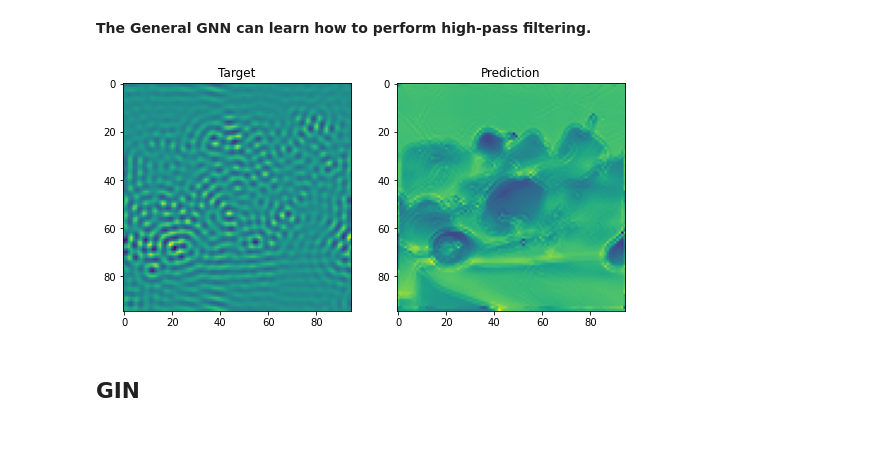
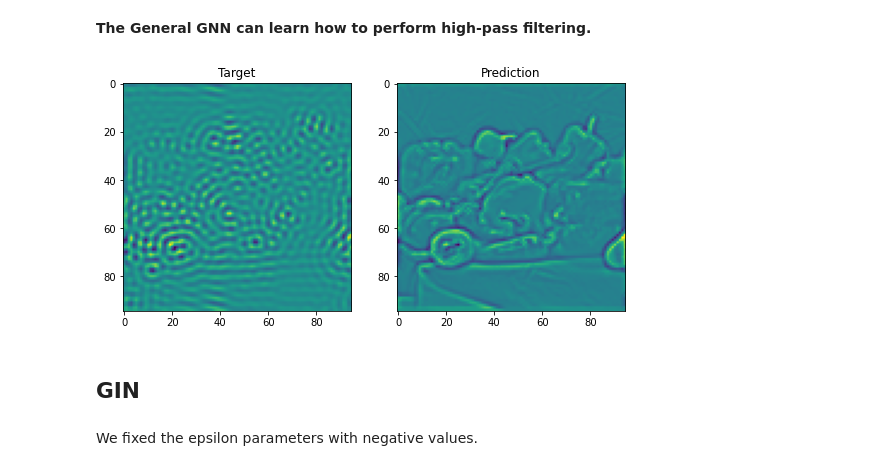
Before and after one commit to leopoldmaillard/GNNs, a Jupyter notebook: spatial_gnn.ipynb, the cells around one changed output. Cells and saved outputs as stored; diff of their text form; code cells hidden in the pictures; blank space fills up the shorter version.

```diff
--- a/spatial_gnn.ipynb
+++ b/spatial_gnn.ipynb
@@ -166,16 +166,18 @@ plot_predictions(YH_high, pred)
 # %%
 # band pass model
 model_band = GeneralGNNFilter()
 model_band.compile(optimizer='Adam', loss='mse')
 
-history_band = model_band.fit([XA, XH], [YA_band, YH_band], epochs = 100, verbose=False, batch_size = 1)
+history_band = model_band.fit([XA, XH], YH_band, epochs = 1000, verbose=False, batch_size = 1)
 pred = model_band([XA, XH])
 
 plot_predictions(YH_band, pred)
 # %% [output]
-[figure, old version]
+[figure, new version]
 # %% [markdown]
 ## GIN
+# %% [markdown]
+We fixed the epsilon parameters with negative values.
 # %%
 # high pass model
 model_high = GINFilter()
```
Also changed, not shown: parts of 10 cells of this notebook, 3 other files.
